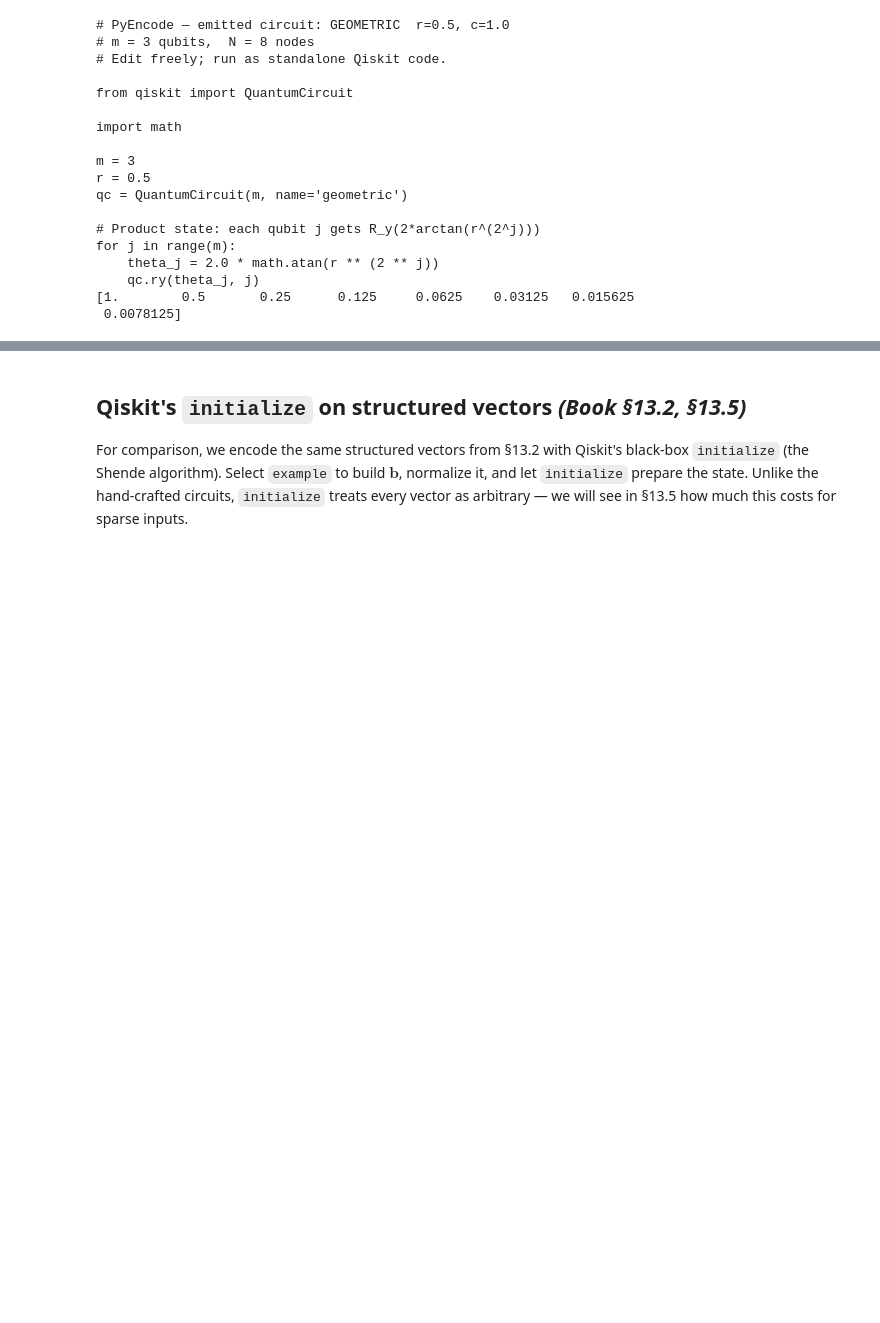
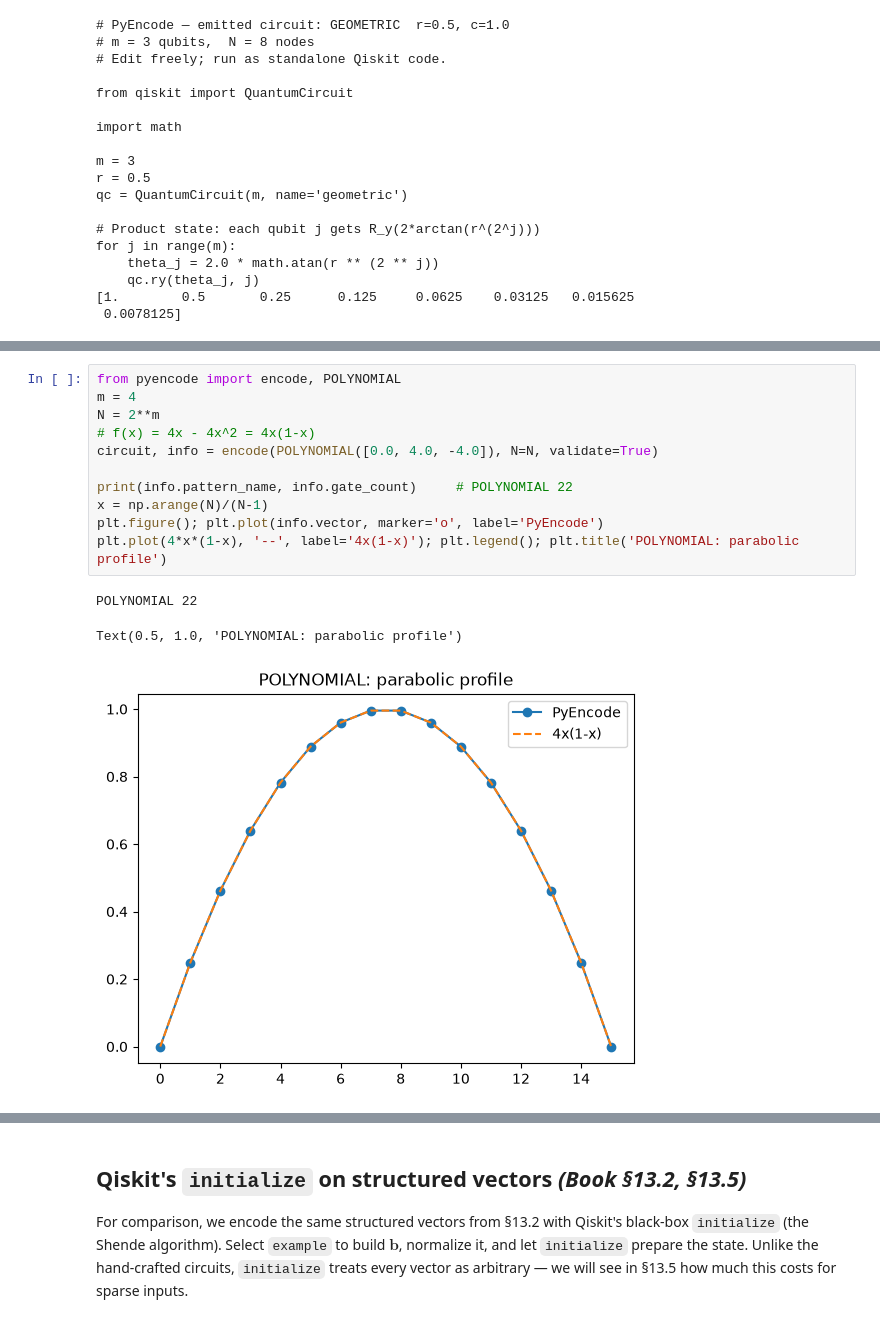
Before and after one commit to UW-ERSL/AppliedQC, a Jupyter notebook: Chapter13_VectorEncoding_notebook.ipynb, the cells around one changed output, grey strips where cells are left out. Drawn from its saved outputs; the diff is of its cells as text; blank space fills up the shorter version.

```diff
--- a/Chapter13_VectorEncoding_notebook.ipynb
+++ b/Chapter13_VectorEncoding_notebook.ipynb
@@ -174,0 +240,15 @@ for j in range(m):
+# %%
+from pyencode import encode, POLYNOMIAL
+m = 4
+N = 2**m
+# f(x) = 4x - 4x^2 = 4x(1-x)
+circuit, info = encode(POLYNOMIAL([0.0, 4.0, -4.0]), N=N, validate=True)
+
+print(info.pattern_name, info.gate_count)     # POLYNOMIAL 22
+x = np.arange(N)/(N-1)
+plt.figure(); plt.plot(info.vector, marker='o', label='PyEncode')
+plt.plot(4*x*(1-x), '--', label='4x(1-x)'); plt.legend(); plt.title('POLYNOMIAL: parabolic profile')
+# %% [output]
+POLYNOMIAL 22
+Text(0.5, 1.0, 'POLYNOMIAL: parabolic profile')
+[figure, added]
```
Also changed, not shown: parts of 14 cells of this notebook, 4 other files.
